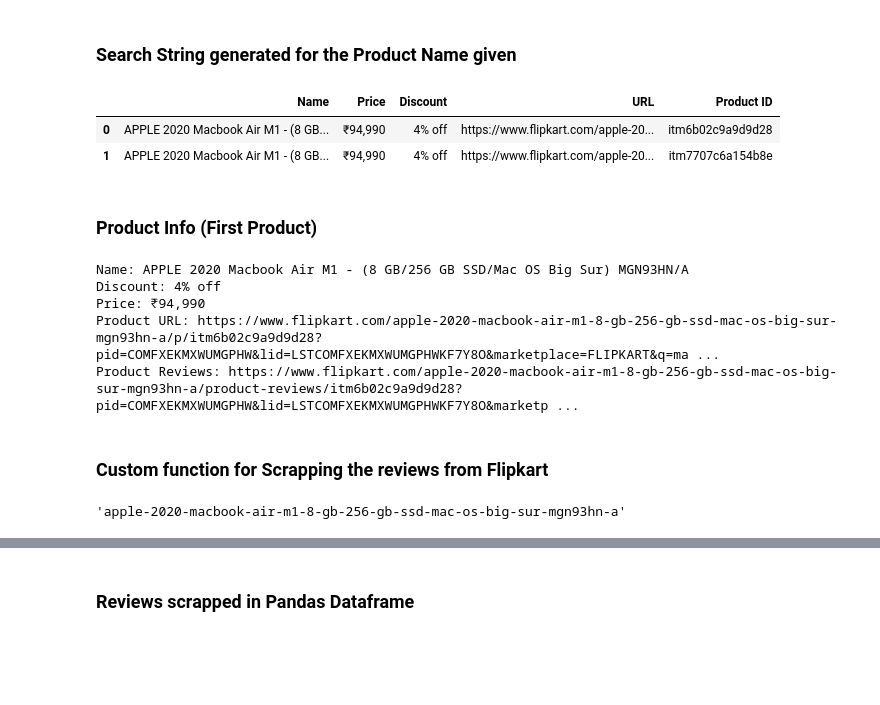
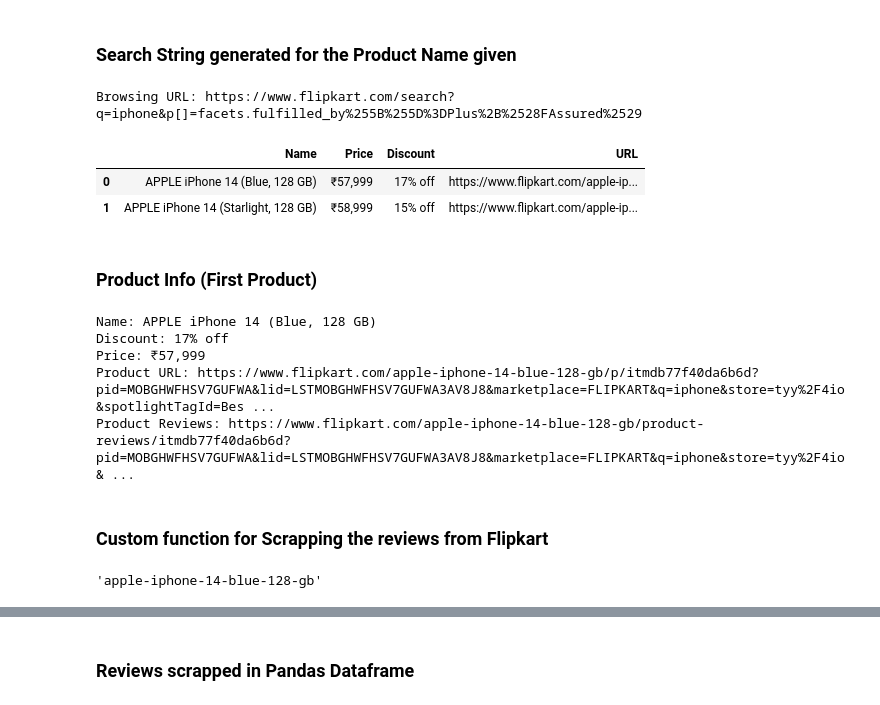
Before and after one commit to Jatin-Bhandari/Review-scrapper-and-analyzer-tool-for-flipkart, a Jupyter notebook: Group_8.ipynb, the cells around one changed output, grey strips where cells are left out. Saved outputs shown, nothing was run; the diff lists cells and outputs as text; code cells hidden in the pictures; blank space fills up the shorter version.

```diff
--- a/Group_8.ipynb
+++ b/Group_8.ipynb
@@ -84,3 +71,10 @@ flipkart_url = "https://www.flipkart.com/search?q=" + searchString
+# %%
+# Search for fulfilled items only
+search_query = urllib.parse.quote(input_by_user)
+flipkart_url = f"https://www.flipkart.com/search?q={search_query}&p[]=facets.fulfilled_by%255B%255D%3DPlus%2B%2528FAssured%2529"
+print(f"Browsing URL: {flipkart_url}")
+# %% [output]
+Browsing URL: https://www.flipkart.com/search?q=iphone&p[]=facets.fulfilled_by%255B%255D%3DPlus%2B%2528FAssured%2529
 # %%
 flipkart_page = requests.get(flipkart_url)
 flipkart_page_html = bs(flipkart_page.text, "html.parser")
@@ -140,21 +142,21 @@ def generate_review_page_url(product_url):
 # %%
 # Scrape the data
 product_data = scrape_flipkart(flipkart_url)
 
 # Create a DataFrame
 df = pd.DataFrame(product_data)
 
 
 # Assuming 'df' is your DataFrame containing the product information
-df['Product ID'] = df['URL'].apply(extract_product_id)
+# df['Product ID'] = df['URL'].apply(extract_product_id)
 
 
 # Display the DataFrame
 display(df.head(2))
 # %% [output]
-|  | Name | Price | Discount | URL | Product ID |
-| 0 | APPLE 2020 Macbook Air M1 - (8 GB... | ₹94,990 | 4% off | https://www.flipkart.com/apple-20... | itm6b02c9a9d9d28 |
-| 1 | APPLE 2020 Macbook Air M1 - (8 GB... | ₹94,990 | 4% off | https://www.flipkart.com/apple-20... | itm7707c6a154b8e |
+|  | Name | Price | Discount | URL |
+| 0 | APPLE iPhone 14 (Blue, 128 GB) | ₹57,999 | 17% off | https://www.flipkart.com/apple-ip... |
+| 1 | APPLE iPhone 14 (Starlight, 128 GB) | ₹58,999 | 15% off | https://www.flipkart.com/apple-ip... |
 # %% [markdown]
 ### Product Info (First Product)
 # %%
@@ -174,11 +176,11 @@ print(f"Product URL: {flipkart_first_product_url}")
 product_reviewpage_link = generate_review_page_url(flipkart_first_product_url)
 print(f"Product Reviews: {product_reviewpage_link}")
 # %% [output]
-Name: APPLE 2020 Macbook Air M1 - (8 GB/256 GB SSD/Mac OS Big Sur) MGN93HN/A
-Discount: 4% off
-Price: ₹94,990
-Product URL: https://www.flipkart.com/apple-2020-macbook-air-m1-8-gb-256-gb-ssd-mac-os-big-sur-mgn93hn-a/p/itm6b02c9a9d9d28?pid=COMFXEKMXWUMGPHW&lid=LSTCOMFXEKMXWUMGPHWKF7Y8O&marketplace=FLIPKART&q=ma ...
-Product Reviews: https://www.flipkart.com/apple-2020-macbook-air-m1-8-gb-256-gb-ssd-mac-os-big-sur-mgn93hn-a/product-reviews/itm6b02c9a9d9d28?pid=COMFXEKMXWUMGPHW&lid=LSTCOMFXEKMXWUMGPHWKF7Y8O&marketp ...
+Name: APPLE iPhone 14 (Blue, 128 GB)
+Discount: 17% off
+Price: ₹57,999
+Product URL: https://www.flipkart.com/apple-iphone-14-blue-128-gb/p/itmdb77f40da6b6d?pid=MOBGHWFHSV7GUFWA&lid=LSTMOBGHWFHSV7GUFWA3AV8J8&marketplace=FLIPKART&q=iphone&store=tyy%2F4io&spotlightTagId=Bes ...
+Product Reviews: https://www.flipkart.com/apple-iphone-14-blue-128-gb/product-reviews/itmdb77f40da6b6d?pid=MOBGHWFHSV7GUFWA&lid=LSTMOBGHWFHSV7GUFWA3AV8J8&marketplace=FLIPKART&q=iphone&store=tyy%2F4io& ...
 # %% [markdown]
 ### Custom function for Scrapping the reviews from Flipkart
 # %%
@@ -223,7 +225,7 @@ def review_grabber(review_html_page , data , searchString):
 product_name = product_reviewpage_link.split("/")[3]
 product_name
 # %% [output]
-'apple-2020-macbook-air-m1-8-gb-256-gb-ssd-mac-os-big-sur-mgn93hn-a'
+'apple-iphone-14-blue-128-gb'
 # %%
 next_link = product_reviewpage_link
 response = requests.get(next_link)
```
Also changed, not shown: parts of 23 cells of this notebook, 1 other file.
